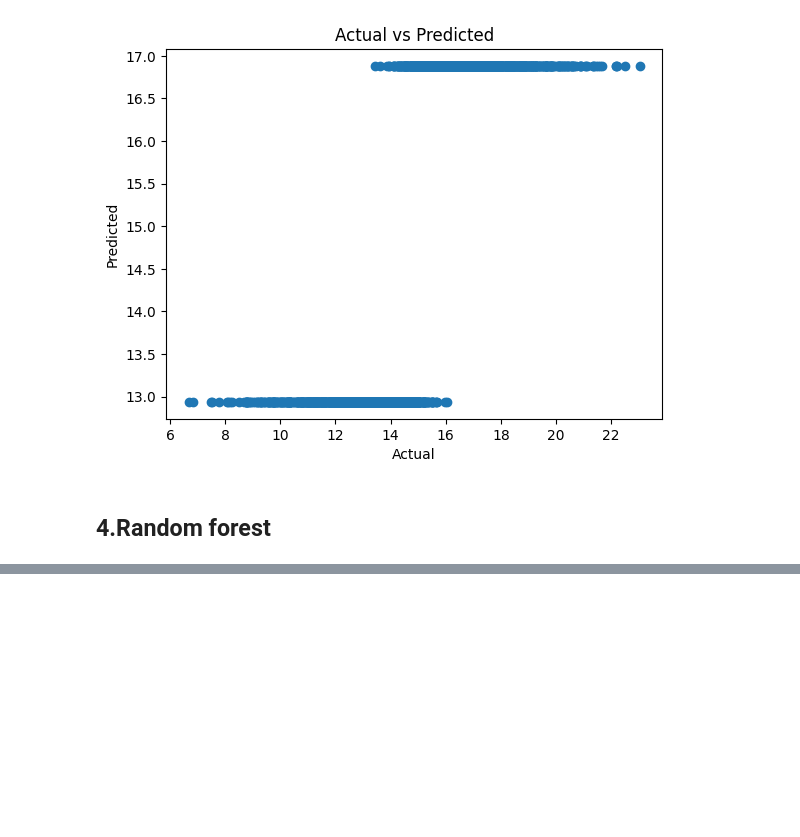
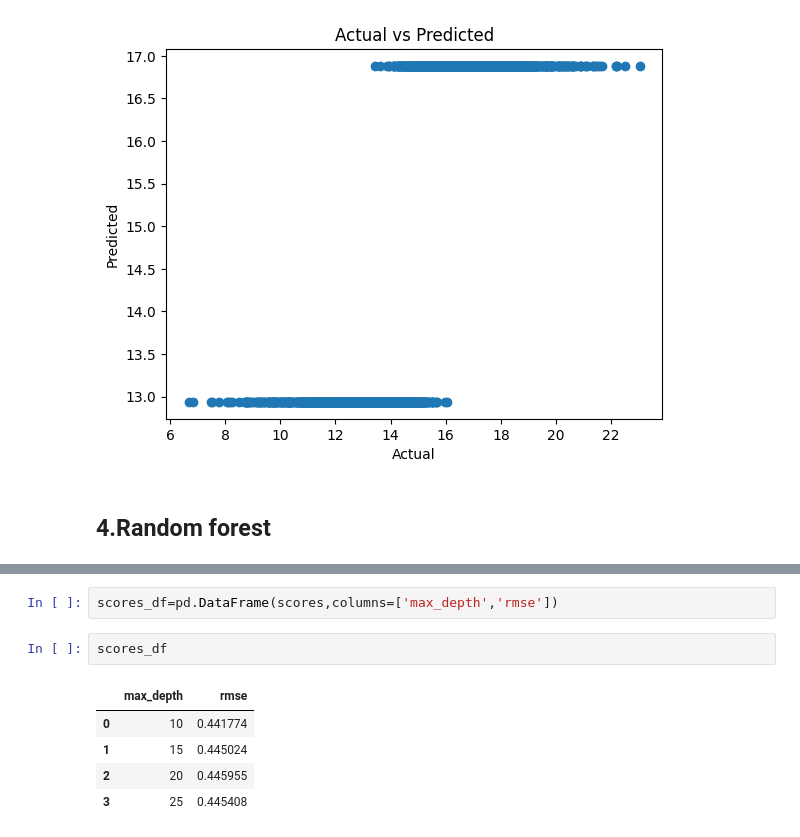
Before and after one commit to AdhamMahgoub2000/machine-learning-zoomcamp2025, a Jupyter notebook: 6-trees/Untitled.ipynb, the cells around one changed output, grey strips where cells are left out. Drawn from its saved outputs; the diff is of its cells as text; blank space fills up the shorter version.

```diff
--- a/6-trees/Untitled.ipynb
+++ b/6-trees/Untitled.ipynb
@@ -149,0 +170,10 @@ plt.show()
+# %%
+scores_df=pd.DataFrame(scores,columns=['max_depth','rmse'])
+# %%
+scores_df
+# %% [output]
+|  | max_depth | rmse |
+| 0 | 10 | 0.441774 |
+| 1 | 15 | 0.445024 |
+| 2 | 20 | 0.445955 |
+| 3 | 25 | 0.445408 |
```
Also changed, not shown: parts of 20 cells of this notebook.
